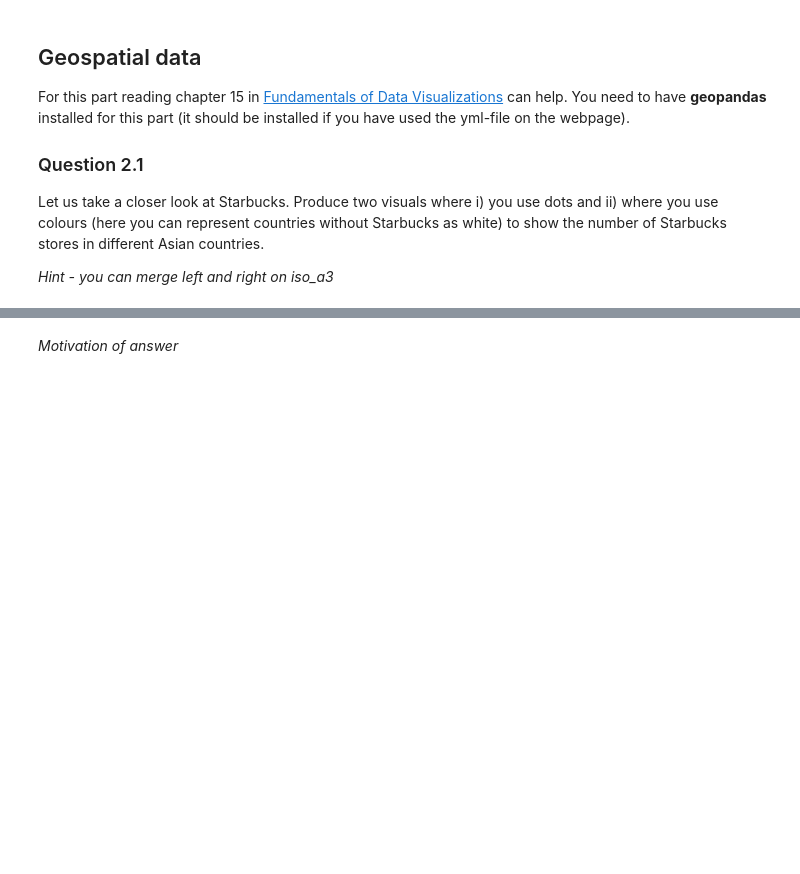
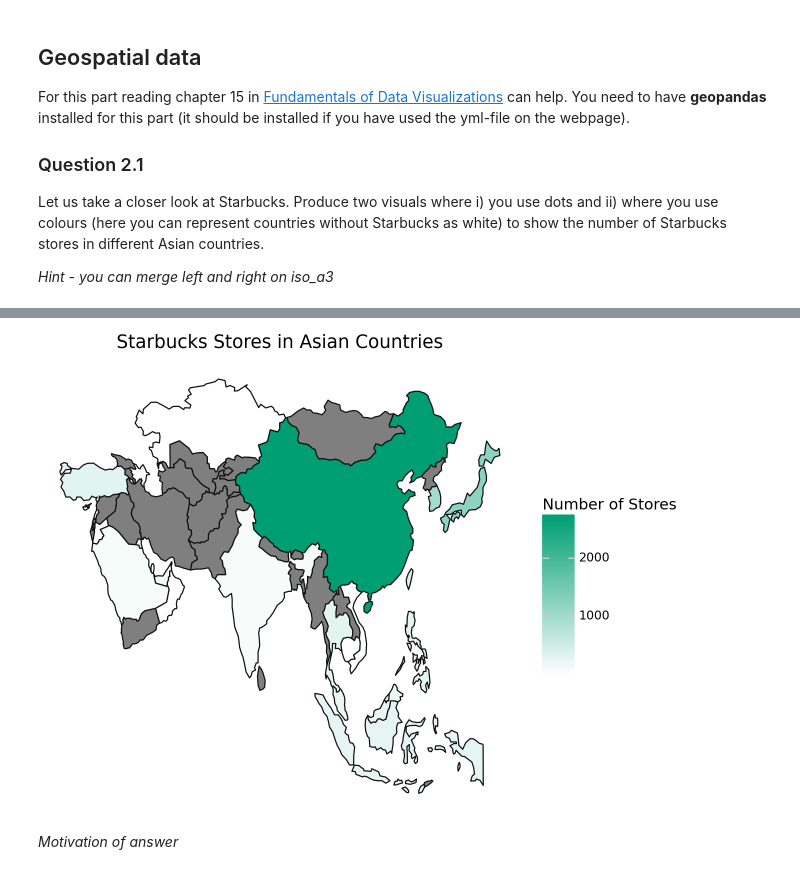
Before and after one commit to Salabud/MVE080-grp10, a Jupyter notebook: Homework3_2025.ipynb, the cells around one changed output, grey strips where cells are left out. Saved outputs shown, nothing was run; the diff lists cells and outputs as text; code cells hidden in the pictures; blank space fills up the shorter version.

```diff
--- a/Homework3_2025.ipynb
+++ b/Homework3_2025.ipynb
@@ -89,3 +119,20 @@ Let us take a closer look at Starbucks. Produce two visuals where i) you use dot
+# %%
+# Insert code here for visual 2
+asia_map = asia.merge(asia_counts, how="left", left_on="ADMIN", right_on="ADMIN")
+
+(
+    ggplot(asia_map)
+    + geom_map(aes(fill="Count"))
+    + scale_fill_gradient(low="white", high=cbPalette[2])
+    + theme_void()
+    + labs(
+        title="Starbucks Stores in Asian Countries",
+        fill="Number of Stores"
+    )
+)
+# Remember to print the visual
+# %% [output]
+[figure, added]
 # %% [markdown]
 _Motivation of answer_
 # %% [markdown]
```
Also changed, not shown: parts of 9 cells of this notebook.
